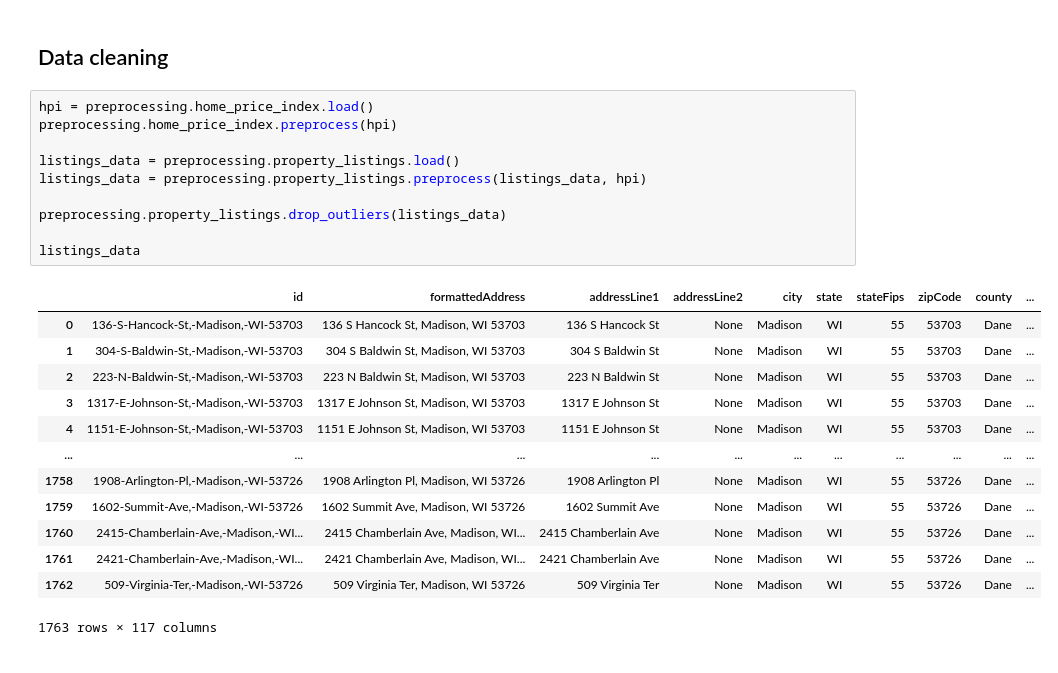
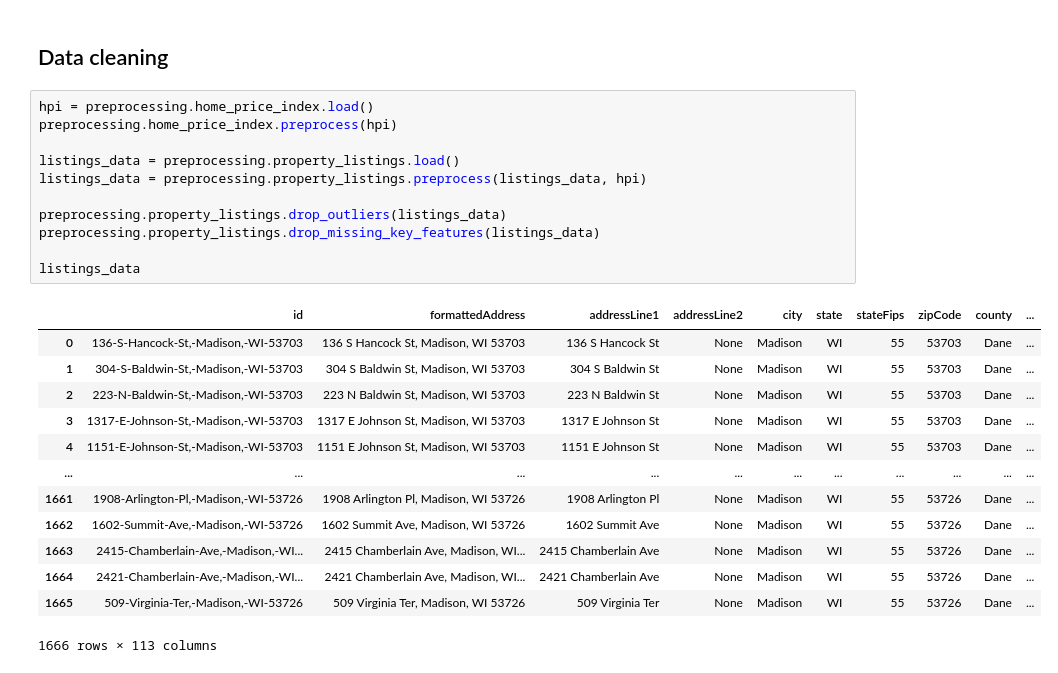
Before and after one commit to aremondtiedrez/hopus, a Jupyter notebook: showcase.ipynb, the cells around one changed output. Drawn from its saved outputs; the diff is of its cells as text.

Commit message:
Updated the notebook to reflect the latest changes in the property listings pre-processing pipeline (dropping rows with missing key prediction features and computing log-prices).

```diff
--- a/showcase.ipynb
+++ b/showcase.ipynb
@@ -31,26 +31,27 @@ import preprocessing
 # %%
 hpi = preprocessing.home_price_index.load()
 preprocessing.home_price_index.preprocess(hpi)
 
 listings_data = preprocessing.property_listings.load()
 listings_data = preprocessing.property_listings.preprocess(listings_data, hpi)
 
 preprocessing.property_listings.drop_outliers(listings_data)
+preprocessing.property_listings.drop_missing_key_features(listings_data)
 
 listings_data
 # %% [output]
 |  | id | formattedAddress | addressLine1 | addressLine2 | city | state | stateFips | zipCode | county | ... |
 | 0 | 136-S-Hancock-St,-Madison,-WI-53703 | 136 S Hancock St, Madison, WI 53703 | 136 S Hancock St | None | Madison | WI | 55 | 53703 | Dane | ... |
 | 1 | 304-S-Baldwin-St,-Madison,-WI-53703 | 304 S Baldwin St, Madison, WI 53703 | 304 S Baldwin St | None | Madison | WI | 55 | 53703 | Dane | ... |
 | 2 | 223-N-Baldwin-St,-Madison,-WI-53703 | 223 N Baldwin St, Madison, WI 53703 | 223 N Baldwin St | None | Madison | WI | 55 | 53703 | Dane | ... |
 | 3 | 1317-E-Johnson-St,-Madison,-WI-53703 | 1317 E Johnson St, Madison, WI 53703 | 1317 E Johnson St | None | Madison | WI | 55 | 53703 | Dane | ... |
 | 4 | 1151-E-Johnson-St,-Madison,-WI-53703 | 1151 E Johnson St, Madison, WI 53703 | 1151 E Johnson St | None | Madison | WI | 55 | 53703 | Dane | ... |
 | ... | ... | ... | ... | ... | ... | ... | ... | ... | ... | ... |
-| 1758 | 1908-Arlington-Pl,-Madison,-WI-53726 | 1908 Arlington Pl, Madison, WI 53726 | 1908 Arlington Pl | None | Madison | WI | 55 | 53726 | Dane | ... |
-| 1759 | 1602-Summit-Ave,-Madison,-WI-53726 | 1602 Summit Ave, Madison, WI 53726 | 1602 Summit Ave | None | Madison | WI | 55 | 53726 | Dane | ... |
-| 1760 | 2415-Chamberlain-Ave,-Madison,-WI... | 2415 Chamberlain Ave, Madison, WI... | 2415 Chamberlain Ave | None | Madison | WI | 55 | 53726 | Dane | ... |
-| 1761 | 2421-Chamberlain-Ave,-Madison,-WI... | 2421 Chamberlain Ave, Madison, WI... | 2421 Chamberlain Ave | None | Madison | WI | 55 | 53726 | Dane | ... |
-| 1762 | 509-Virginia-Ter,-Madison,-WI-53726 | 509 Virginia Ter, Madison, WI 53726 | 509 Virginia Ter | None | Madison | WI | 55 | 53726 | Dane | ... |
+| 1661 | 1908-Arlington-Pl,-Madison,-WI-53726 | 1908 Arlington Pl, Madison, WI 53726 | 1908 Arlington Pl | None | Madison | WI | 55 | 53726 | Dane | ... |
+| 1662 | 1602-Summit-Ave,-Madison,-WI-53726 | 1602 Summit Ave, Madison, WI 53726 | 1602 Summit Ave | None | Madison | WI | 55 | 53726 | Dane | ... |
+| 1663 | 2415-Chamberlain-Ave,-Madison,-WI... | 2415 Chamberlain Ave, Madison, WI... | 2415 Chamberlain Ave | None | Madison | WI | 55 | 53726 | Dane | ... |
+| 1664 | 2421-Chamberlain-Ave,-Madison,-WI... | 2421 Chamberlain Ave, Madison, WI... | 2421 Chamberlain Ave | None | Madison | WI | 55 | 53726 | Dane | ... |
+| 1665 | 509-Virginia-Ter,-Madison,-WI-53726 | 509 Virginia Ter, Madison, WI 53726 | 509 Virginia Ter | None | Madison | WI | 55 | 53726 | Dane | ... |
-1763 rows × 117 columns
+1666 rows × 113 columns
 # %%
 preprocessing.property_listings.group_columns(listings_data)
```
Also changed, not shown: parts of 2 cells of this notebook.
